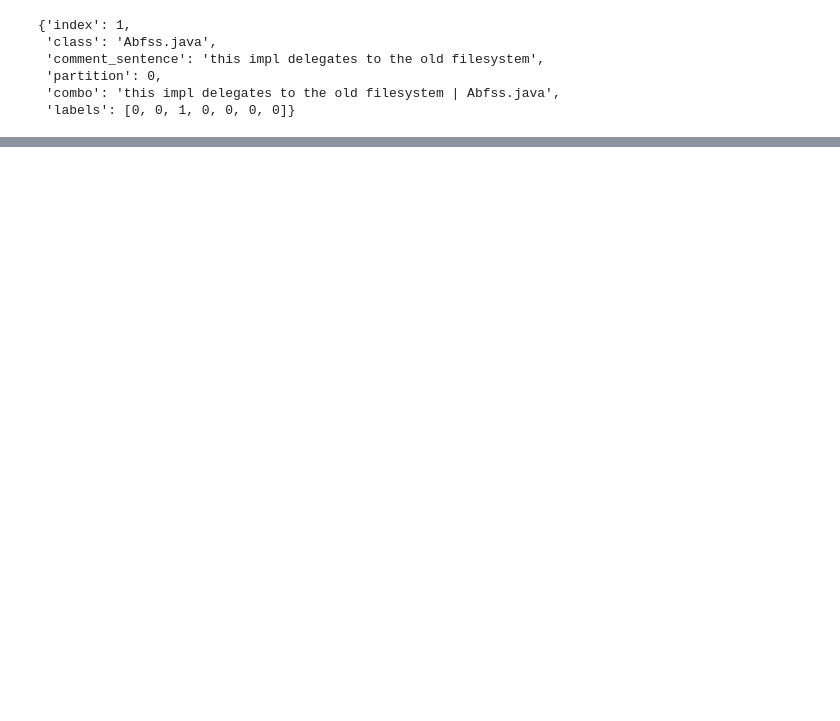
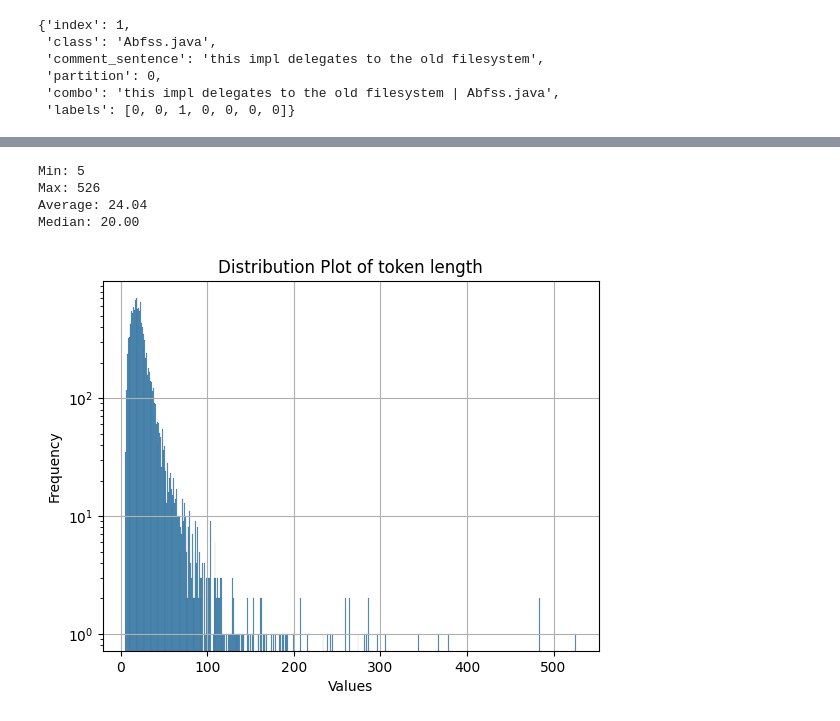
Before and after one commit to moritzmock/NLBSE2025, a Jupyter notebook: dataset_exploration/explore_dataset.ipynb, the cells around one changed output, grey strips where cells are left out. Drawn from its saved outputs; the diff is of its cells as text; code cells hidden in the pictures; blank space fills up the shorter version.

Commit message:
add exploration of token length

```diff
--- a/dataset_exploration/explore_dataset.ipynb
+++ b/dataset_exploration/explore_dataset.ipynb
@@ -105,0 +127,3 @@ positive 76 ,negative 1222 --- 1298 - 0.05855161787365177
+# %%
+list_token_length = data["len_tokens"].tolist()
+list_token_length
@@ -105,0 +148,28 @@ positive 76 ,negative 1222 --- 1298 - 0.05855161787365177
+# %%
+import seaborn as sns
+import matplotlib.pyplot as plt
+import numpy as np
+
+min_value = np.min(list_token_length)
+max_value = np.max(list_token_length)
+average = np.mean(list_token_length)
+median = np.median(list_token_length)
+
+print(f"Min: {min_value}")
+print(f"Max: {max_value}") # apparently, one single input is longer than 512 and is truncated - I dont see an issue there
+print(f"Average: {average:.2f}")
+print(f"Median: {median:.2f}")
+
+sns.histplot(list_token_length, kde=False)
+plt.title("Distribution Plot of token length")
+plt.yscale('log') # Adding a log scale at the y-axis to give more visibility to the long inputs
+plt.xlabel("Values")
+plt.ylabel("Frequency")
+plt.grid(True)
+plt.show()
+# %% [output]
+Min: 5
+Max: 526
+Average: 24.04
+Median: 20.00
+[figure, added]
```
Also changed, not shown: parts of 8 cells of this notebook.
